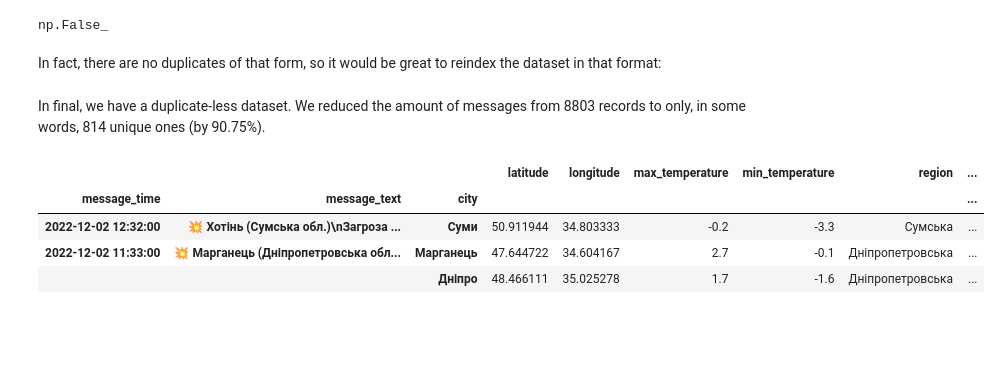
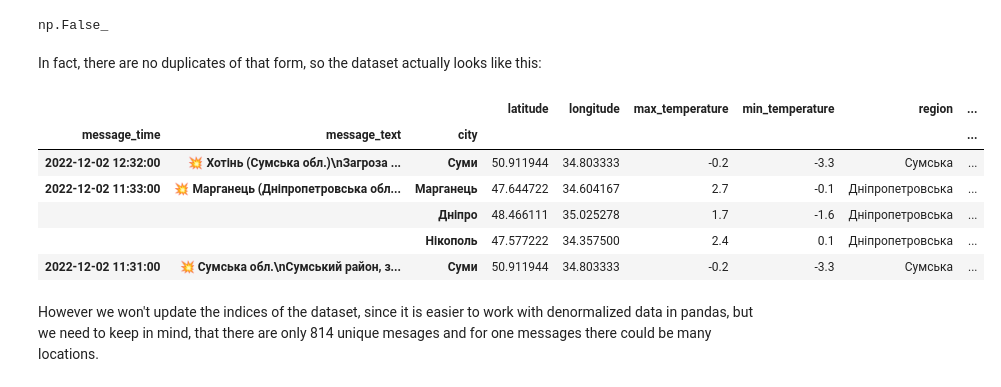
Before and after one commit to draklowell/eda-lab, a Jupyter notebook: notebook.ipynb, the cells around one changed output. Drawn from its saved outputs; the diff is of its cells as text; code cells hidden in the pictures; blank space fills up the shorter version.

Commit message:
Remove reindexing of the dataset

```diff
--- a/notebook.ipynb
+++ b/notebook.ipynb
@@ -239,16 +239,16 @@ dataset.duplicated(["message_time", "message_text", "city"]).any()
 # %% [output]
 np.False_
 # %% [markdown]
-In fact, there are no duplicates of that form, so it would be great to reindex the dataset in that format:
+In fact, there are no duplicates of that form, so the dataset actually looks like this:
 # %%
-dataset.set_index(["message_time", "message_text", "city"], inplace=True)
+dataset.set_index(["message_time", "message_text", "city"]).head(5)
+# %% [output]
+|  |  |  | latitude | longitude | max_temperature | min_temperature | region | ... |
+| message_time | message_text | city |  |  |  |  |  | ... |
+| 2022-12-02 12:32:00 | 💥 Хотінь (Сумська обл.)\nЗагроза ... | Суми | 50.911944 | 34.803333 | -0.2 | -3.3 | Сумська | ... |
+| 2022-12-02 11:33:00 | 💥 Марганець (Дніпропетровська обл... | Марганець | 47.644722 | 34.604167 | 2.7 | -0.1 | Дніпропетровська | ... |
+|  |  | Дніпро | 48.466111 | 35.025278 | 1.7 | -1.6 | Дніпропетровська | ... |
+|  |  | Нікополь | 47.577222 | 34.357500 | 2.4 | 0.1 | Дніпропетровська | ... |
+| 2022-12-02 11:31:00 | 💥 Сумська обл.\nСумський район, з... | Суми | 50.911944 | 34.803333 | -0.2 | -3.3 | Сумська | ... |
-# %% [markdown]
-In final, we have a duplicate-less dataset. We reduced the amount of messages from 8803 records to only, in some words, 814 unique ones (by 90.75%).
-# %%
-dataset.head(3)
-# %% [output]
-|  |  |  | latitude | longitude | max_temperature | min_temperature | region | ... |
-| message_time | message_text | city |  |  |  |  |  | ... |
-| 2022-12-02 12:32:00 | 💥 Хотінь (Сумська обл.)\nЗагроза ... | Суми | 50.911944 | 34.803333 | -0.2 | -3.3 | Сумська | ... |
-| 2022-12-02 11:33:00 | 💥 Марганець (Дніпропетровська обл... | Марганець | 47.644722 | 34.604167 | 2.7 | -0.1 | Дніпропетровська | ... |
-|  |  | Дніпро | 48.466111 | 35.025278 | 1.7 | -1.6 | Дніпропетровська | ... |
+# %% [markdown]
+However we won't update the indices of the dataset, since it is easier to work with denormalized data in pandas, but we need to keep in mind, that there are only 814 unique mesages and for one messages there could be many locations.
```
